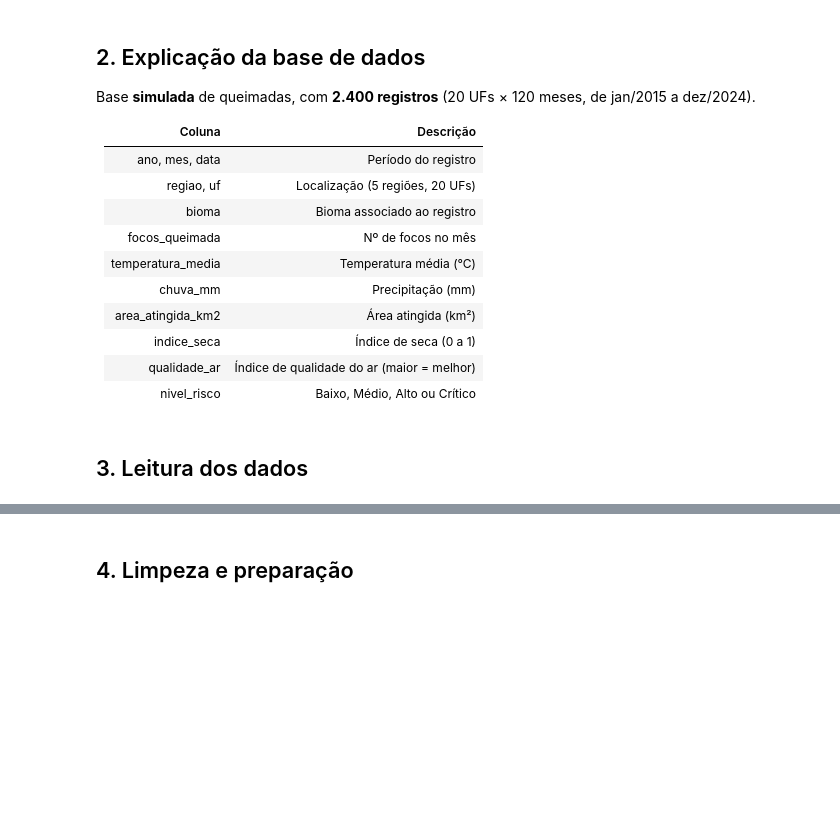
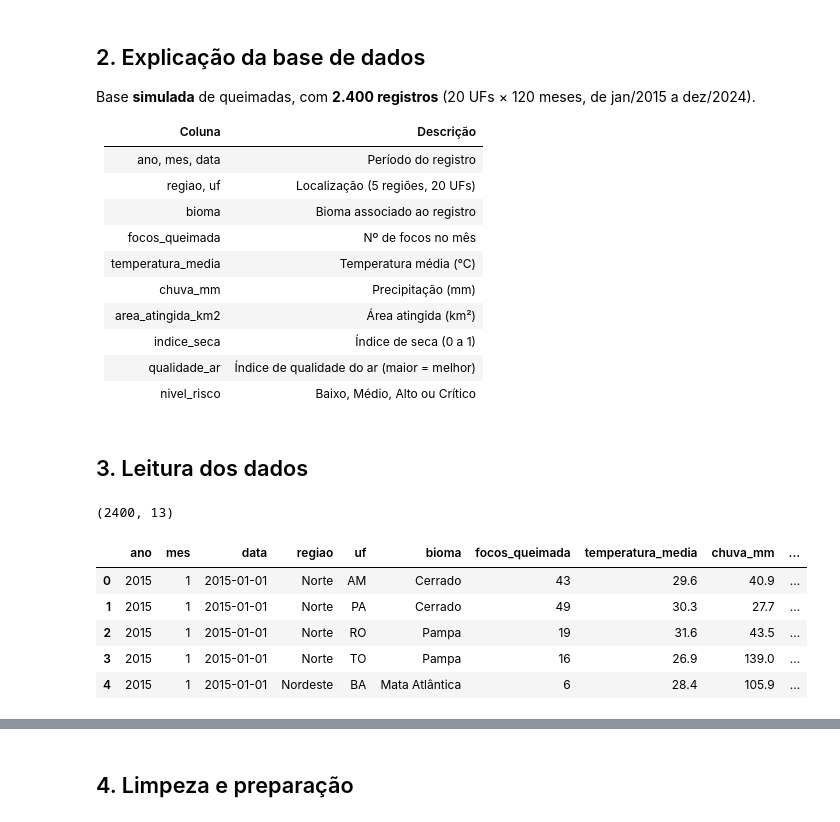
Before and after one commit to BernardoArce/Projeto-G1, a Jupyter notebook: notebooks/analise_queimadas.ipynb, the cells around one changed output, grey strips where cells are left out. Cells and saved outputs as stored; diff of their text form; code cells hidden in the pictures; blank space fills up the shorter version.

```diff
--- a/notebooks/analise_queimadas.ipynb
+++ b/notebooks/analise_queimadas.ipynb
@@ -35,16 +36,25 @@ Base **simulada** de queimadas, com **2.400 registros** (20 UFs × 120 meses, de
 # %%
 import os
 import numpy as np
 import pandas as pd
 import matplotlib.pyplot as plt
 import seaborn as sns
+import warnings
 
 warnings.filterwarnings("ignore", category=FutureWarning)
 sns.set_theme(style="whitegrid", palette="YlOrRd_r")
 os.makedirs("../imagens", exist_ok=True)
 
-df = pd.read_csv("../dados/queimadas.csv", encoding="utf-8-sig")
+df = pd.read_csv("../content/simulacao_queimadas_brasil.csv", encoding="utf-8-sig")
 print(df.shape)
 df.head()
+# %% [output]
+(2400, 13)
+|  | ano | mes | data | regiao | uf | bioma | focos_queimada | temperatura_media | chuva_mm | ... |
+| 0 | 2015 | 1 | 2015-01-01 | Norte | AM | Cerrado | 43 | 29.6 | 40.9 | ... |
+| 1 | 2015 | 1 | 2015-01-01 | Norte | PA | Cerrado | 49 | 30.3 | 27.7 | ... |
+| 2 | 2015 | 1 | 2015-01-01 | Norte | RO | Pampa | 19 | 31.6 | 43.5 | ... |
+| 3 | 2015 | 1 | 2015-01-01 | Norte | TO | Pampa | 16 | 26.9 | 139.0 | ... |
+| 4 | 2015 | 1 | 2015-01-01 | Nordeste | BA | Mata Atlântica | 6 | 28.4 | 105.9 | ... |
 # %%
 df.info()
```
Also changed, not shown: parts of 15 cells of this notebook, 19 other files.
